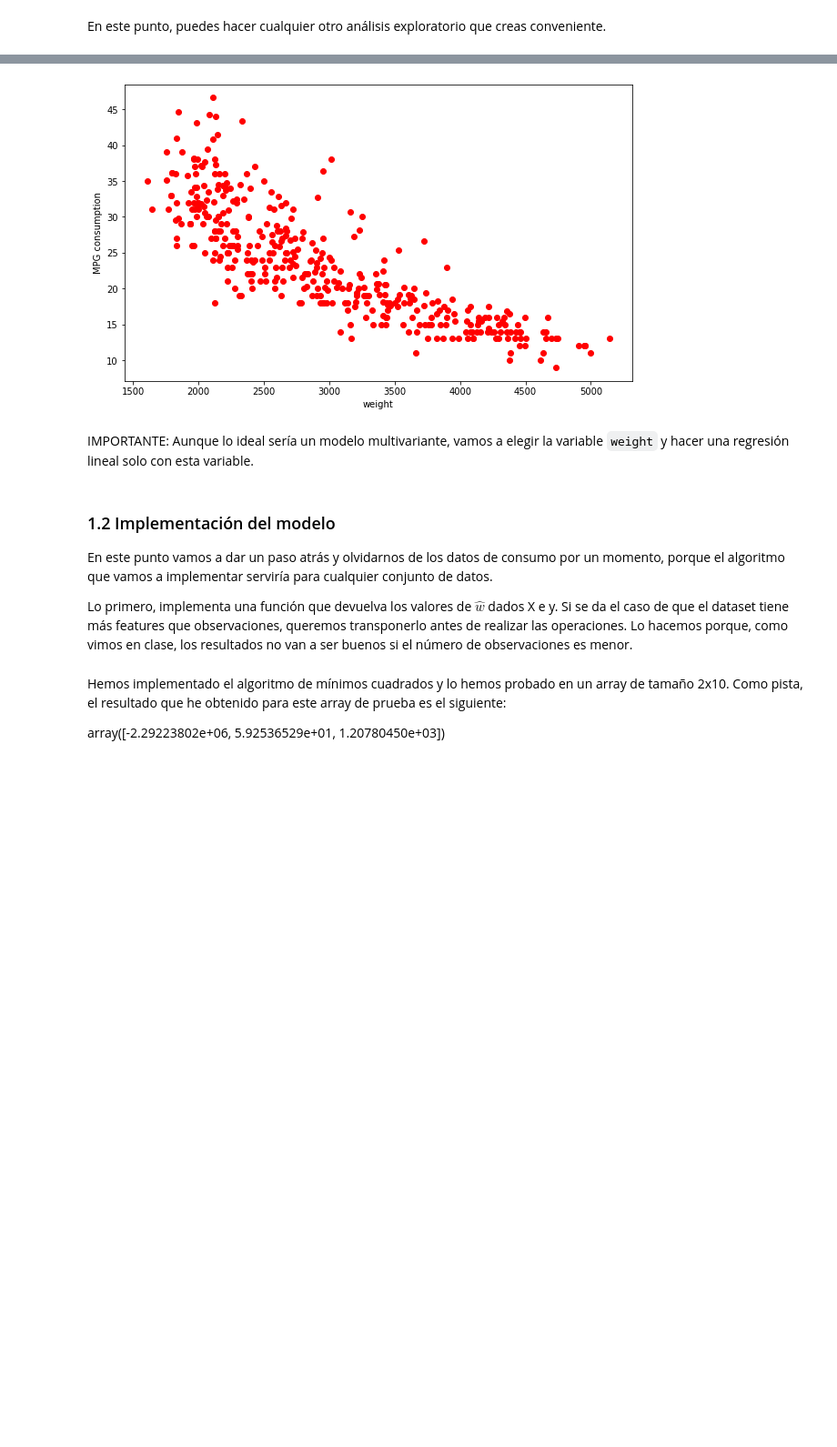
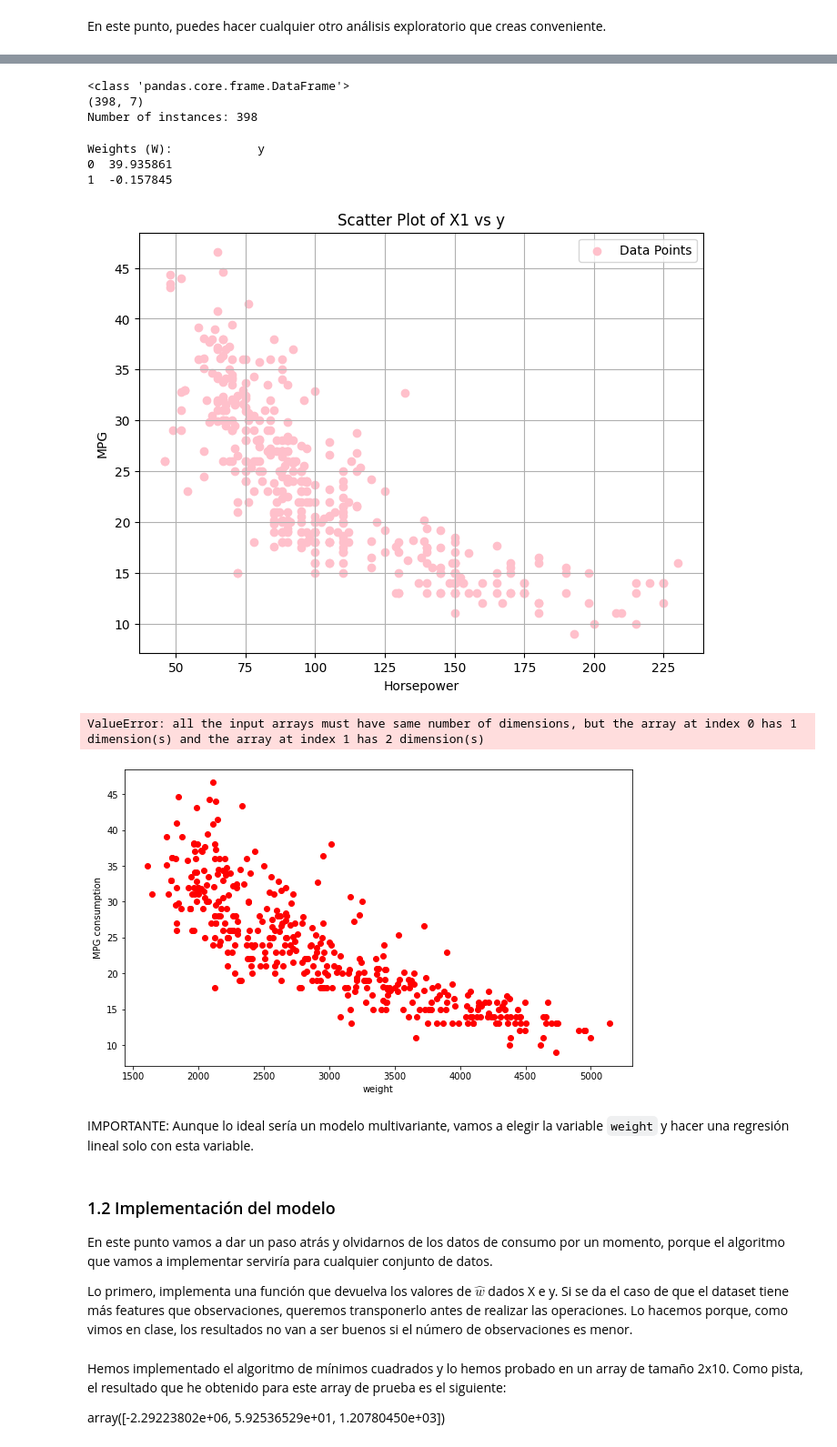
Before and after one commit to syllerim/algebra-calculus-geometry, a Jupyter notebook: 01_least_squares.ipynb, the cells around one changed output, grey strips where cells are left out. Shown: that part at 91% size. Cells and saved outputs as stored; diff of their text form; code cells hidden in the pictures; blank space fills up the shorter version.

Commit message:
Plot linear regression first exercise

```diff
--- a/01_least_squares.ipynb
+++ b/01_least_squares.ipynb
@@ -99,2 +186,56 @@ A continuación, crea una función a la que le pases los dataframes de features
+# %%
+import matplotlib.pyplot as plt
+import numpy as np
+import pandas as pd
+
+df = X
+column_name = 'horsepower'
+
+column_name_rows = X.shape[0]
+print(type(df))
+print(X.shape)
+print("Number of instances:", column_name_rows)
+# %% [output]
+<class 'pandas.core.frame.DataFrame'>
+(398, 7)
+Number of instances: 398
+# %%
+
+# put together the X column_name and y, and convert it to DataFrame
+df_x_y = pd.DataFrame(np.hstack((df[[column_name]], y)), columns=['X', 'y'])
+
+# clean rows with NaN in X
+df_cleaned = df_x_y.dropna(subset='X')
+
+# number of rows in X
+num_rows = df_cleaned.shape[0]
+
+# extract the cleaned X and add a column of 1s for the bias term
+X_clean = np.c_[np.ones(num_rows), df_cleaned[['X']]]
+
+# extract the cleaned y
+y_clean = df_cleaned[['y']]
+
+# calculate W using the Equation #W=(X^{T}X)^{-1}X^{T}y
+X_t = X_clean.T
+W = np.linalg.inv(X_t @ X_clean) @ X_t @ y_clean
+
+# Output the weights
+print("Weights (W):", W)
+# %% [output]
+Weights (W):            y
+0  39.935861
+1  -0.157845
+# %%
+plt.figure(figsize=(8, 6))
+plt.scatter(df_cleaned['X'], df_cleaned['y'], color='pink', label='Data Points')
+plt.title("Scatter Plot of X1 vs y")
+plt.xlabel("Horsepower")
+plt.ylabel("MPG")
+plt.legend()
+plt.grid(True)
+plt.show()
+# %% [output]
+[figure, added]
 # %%
 import matplotlib.pyplot as plt
@@ -107,3 +282,7 @@ visualiza(X, y, 'horsepower')
+# %%
+visualize(X, y, 'horsepower')
+# %% [output]
+ValueError: all the input arrays must have same number of dimensions, but the array at index 0 has 1 dimension(s) and the array at index 1 has 2 dimension(s)
 # %%
 visualiza(X, y, 'acceleration')
 # %%
```
Also changed, not shown: parts of 20 cells of this notebook.
